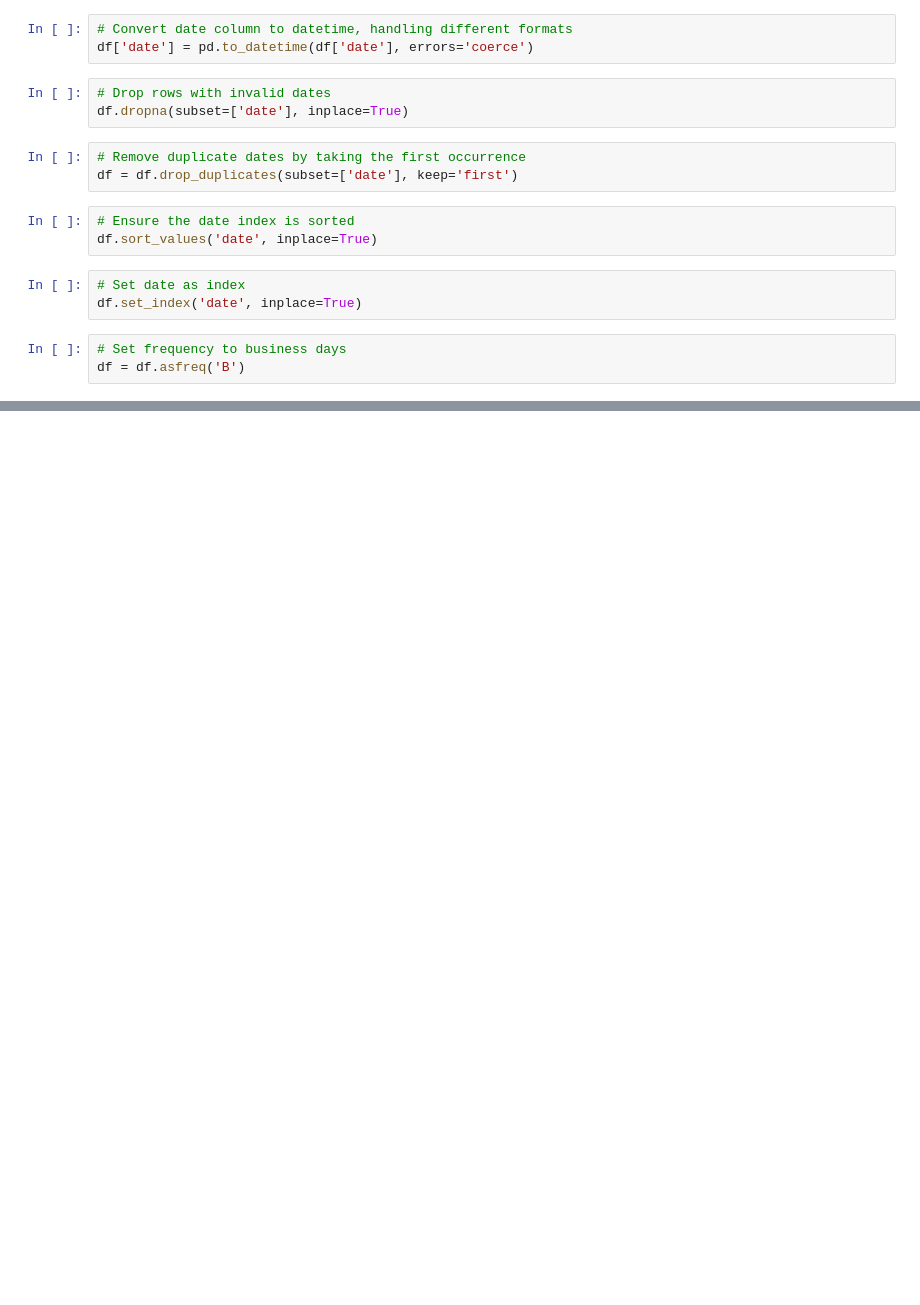
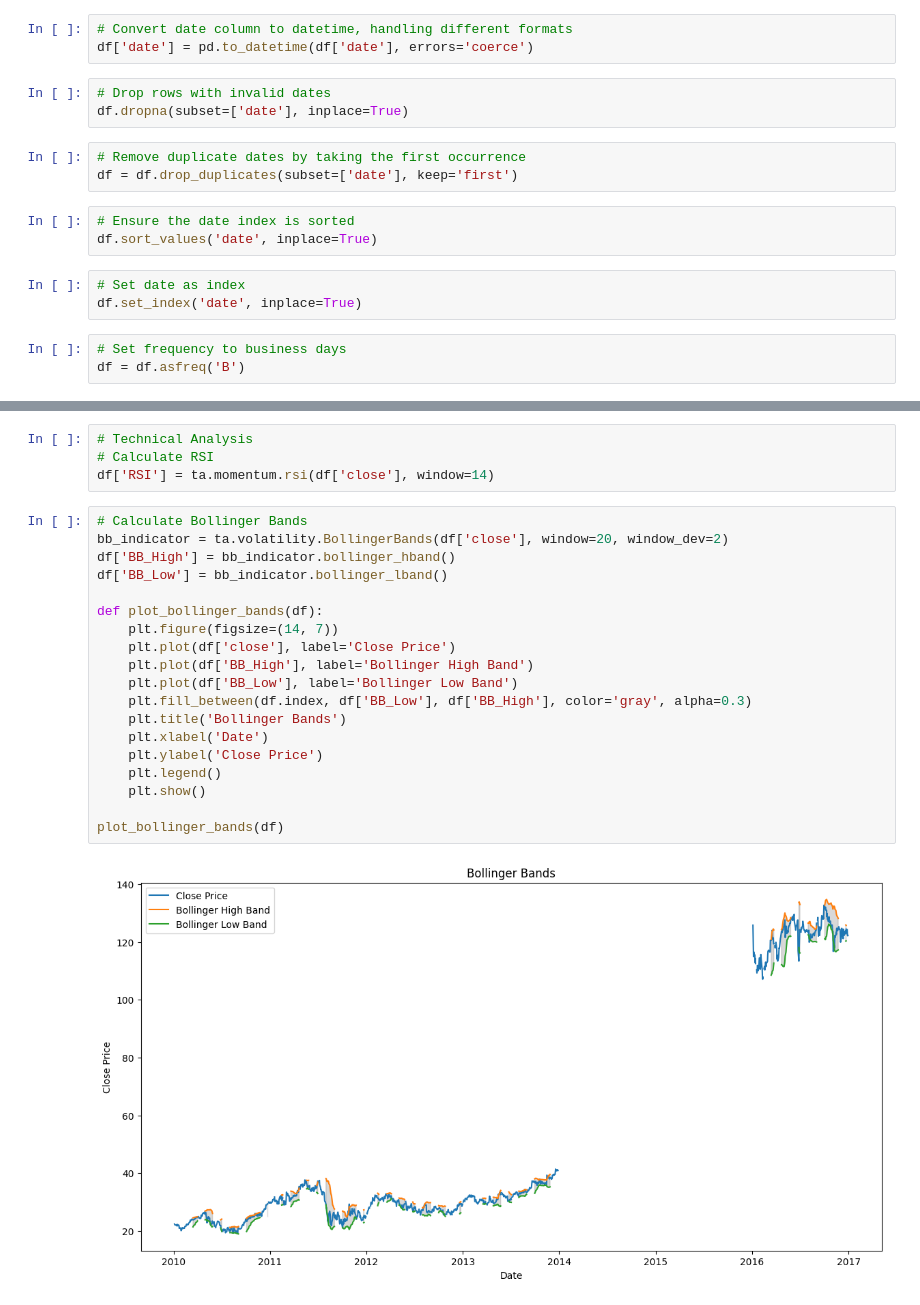
Before and after one commit to mn22abk/DSProjectHamza2024, a Jupyter notebook: DSPHamzafileIV.ipynb, the cells around one changed output, grey strips where cells are left out. Saved outputs shown, nothing was run; the diff lists cells and outputs as text; blank space fills up the shorter version.

```diff
--- a/DSPHamzafileIV.ipynb
+++ b/DSPHamzafileIV.ipynb
@@ -49,0 +85,25 @@ df = df.asfreq('B')
+# %%
+# Technical Analysis
+# Calculate RSI
+df['RSI'] = ta.momentum.rsi(df['close'], window=14)
+# %%
+# Calculate Bollinger Bands
+bb_indicator = ta.volatility.BollingerBands(df['close'], window=20, window_dev=2)
+df['BB_High'] = bb_indicator.bollinger_hband()
+df['BB_Low'] = bb_indicator.bollinger_lband()
+
+def plot_bollinger_bands(df):
+    plt.figure(figsize=(14, 7))
+    plt.plot(df['close'], label='Close Price')
+    plt.plot(df['BB_High'], label='Bollinger High Band')
+    plt.plot(df['BB_Low'], label='Bollinger Low Band')
+    plt.fill_between(df.index, df['BB_Low'], df['BB_High'], color='gray', alpha=0.3)
+    plt.title('Bollinger Bands')
+    plt.xlabel('Date')
+    plt.ylabel('Close Price')
+    plt.legend()
+    plt.show()
+
+plot_bollinger_bands(df)
+# %% [output]
+[figure, added]
```
Also changed, not shown: parts of 3 cells of this notebook.
